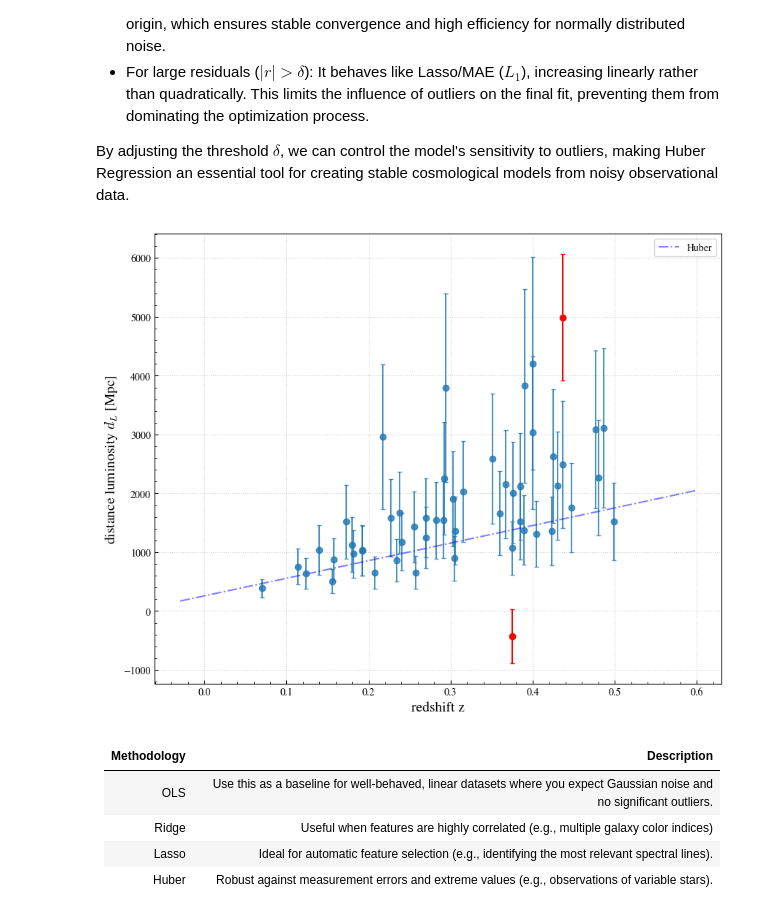
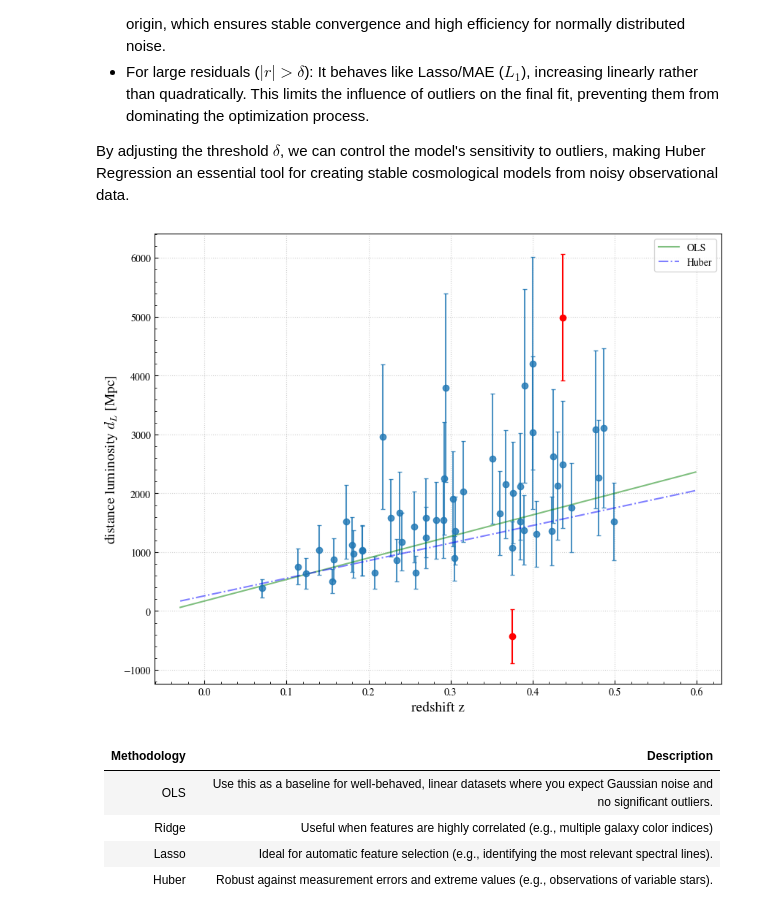
Before and after one commit to jurados/AS4501_Astroinformatic, a Jupyter notebook: Auxiliar/AUX1_LinearRegression.ipynb, the cells around one changed output. Saved outputs shown, nothing was run; the diff lists cells and outputs as text; code cells hidden in the pictures.

Commit message:
improving linear regression class

```diff
--- a/Auxiliar/AUX1_LinearRegression.ipynb
+++ b/Auxiliar/AUX1_LinearRegression.ipynb
@@ -491,34 +491,40 @@ ddL_sample = dL_sample * (np.log(10) / 5) * dmu_sample
 X = z_sample.reshape(-1, 1)
 y = dL_sample
 weights = 1 / (ddL_sample)**2  # Pesos inversamente proporcionales a la varianza
 
 y_outliers = y.copy()
 y_outliers[0]  += 2500  # Agregamos errores grandes
 y_outliers[10] -= 1500  # Agregamos errores grandes
 
+# Fit OLS Regression
+ols = LinearRegression()
+ols.fit(X, y_outliers, sample_weight=weights)
+
 # Fit Huber Regression
 # epsilon=1.35 es el estándar; determina qué tan "lejos" debe estar un punto para ser ignorado
 huber = HuberRegressor(epsilon=1.35, alpha=1e-9)
 huber.fit(X, y_outliers, sample_weight=weights)
 
 # Predecimos
 z_fit = np.linspace(z_sample.min()-0.1, z_sample.max()+0.1, 100).reshape(-1, 1)
+y_pred_ols = ols.predict(z_fit)
 y_pred_huber = huber.predict(z_fit)
 
 # Comparamos modelos
 fig, ax = plt.subplots(figsize=(10,8))
 ax.errorbar(X, y, yerr=1/np.sqrt(weights), fmt='o', capsize=2, alpha=0.8)
 ax.errorbar(X[0], y_outliers[0], yerr=1/np.sqrt(weights[0]), color='red', fmt='o', capsize=2)
 ax.errorbar(X[10], y_outliers[10], yerr=1/np.sqrt(weights[10]), color='red', fmt='o', capsize=2)
+ax.plot(z_fit, y_pred_ols, color="green", linestyle="solid", label="OLS",alpha=0.5)
 ax.plot(z_fit, y_pred_huber, color="blue", linestyle="dashdot", label="Huber",alpha=0.5)
 ax.set_xlabel('redshift z', fontsize=14)
 ax.set_ylabel(r'distance luminosity $d_L$ [Mpc]', fontsize=14)
 ax.legend()
 
 plt.grid()
 plt.show()
 # %% [output]
-[figure, old version]
+[figure, new version]
 # %% [markdown]
 | Methodology | Description |
 |------------|-------------|
```
Also changed, not shown: parts of 1 cell of this notebook.
